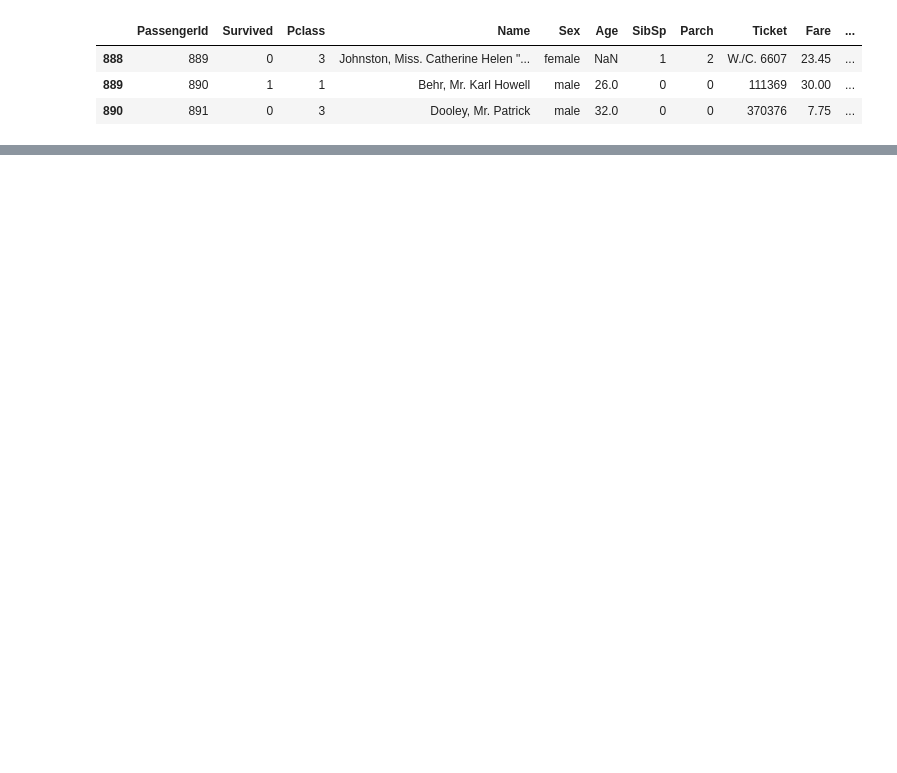
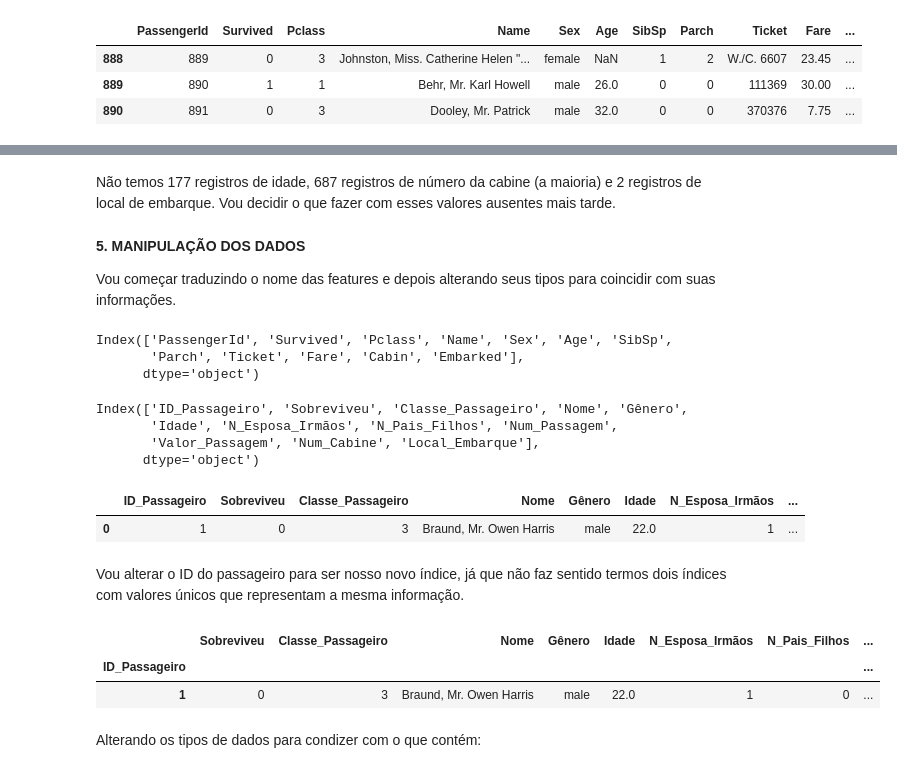
Before and after one commit to Rebeque/Titanic---Quem-sobreviveria-ETL-EDA-ML-Deploy-HTML-CSS-, a Jupyter notebook: Notebook_Titanic_Quem sobreviveria_v0.1.ipynb, the cells around one changed output, grey strips where cells are left out. Saved outputs shown, nothing was run; the diff lists cells and outputs as text; code cells hidden in the pictures; blank space fills up the shorter version.

Commit message:
Exploração e manipulação dos dados. Início das visualizações.

```diff
--- a/Notebook_Titanic_Quem sobreviveria_v0.1.ipynb
+++ b/Notebook_Titanic_Quem sobreviveria_v0.1.ipynb
@@ -99,0 +166,43 @@ df_treino.tail(3)
+# %% [markdown]
+Não temos 177 registros de idade, 687 registros de número da cabine (a maioria) e 2 registros de local de embarque. Vou decidir o que fazer com esses valores ausentes mais tarde.
+# %% [markdown]
+**5. MANIPULAÇÃO DOS DADOS**
+
+Vou começar traduzindo o nome das features e depois alterando seus tipos para coincidir com suas informações.
+# %%
+# Lista de colunas como está
+df_treino.columns
+# %% [output]
+Index(['PassengerId', 'Survived', 'Pclass', 'Name', 'Sex', 'Age', 'SibSp',
+       'Parch', 'Ticket', 'Fare', 'Cabin', 'Embarked'],
+      dtype='object')
+# %%
+# Lista de alterações nas colunas com nomes mais descritivos e em português
+df_treino.rename(columns = {'PassengerId':'ID_Passageiro',
+                            'Survived':'Sobreviveu',
+                            'Pclass':'Classe_Passageiro',
+                            'Name':'Nome',
+                            'Sex':'Gênero',
+                            'Age':'Idade',
+                            'SibSp':'N_Esposa_Irmãos',
+                            'Parch':'N_Pais_Filhos',
+                            'Ticket':'Num_Passagem',
+                            'Fare':'Valor_Passagem',
+                            'Cabin':'Num_Cabine',
+                            'Embarked':'Local_Embarque'}, inplace = True)
+
+# Nova lista de colunas
+df_treino.columns
+# %% [output]
+Index(['ID_Passageiro', 'Sobreviveu', 'Classe_Passageiro', 'Nome', 'Gênero',
+       'Idade', 'N_Esposa_Irmãos', 'N_Pais_Filhos', 'Num_Passagem',
+       'Valor_Passagem', 'Num_Cabine', 'Local_Embarque'],
+      dtype='object')
+# %%
+# Verificando
+df_treino.head(1)
+# %% [output]
+|  | ID_Passageiro | Sobreviveu | Classe_Passageiro | Nome | Gênero | Idade | N_Esposa_Irmãos | ... |
+| 0 | 1 | 0 | 3 | Braund, Mr. Owen Harris | male | 22.0 | 1 | ... |
+# %% [markdown]
+Vou alterar o ID do passageiro para ser nosso novo índice, já que não faz sentido termos dois índices com valores únicos que representam a mesma informação.
@@ -99,0 +212,9 @@ df_treino.tail(3)
+# %%
+# Verificando
+df_treino.head(1)
+# %% [output]
+|  | Sobreviveu | Classe_Passageiro | Nome | Gênero | Idade | N_Esposa_Irmãos | N_Pais_Filhos | ... |
+| ID_Passageiro |  |  |  |  |  |  |  | ... |
+| 1 | 0 | 3 | Braund, Mr. Owen Harris | male | 22.0 | 1 | 0 | ... |
+# %% [markdown]
+Alterando os tipos de dados para condizer com o que contém:
```
Also changed, not shown: parts of 21 cells of this notebook.
